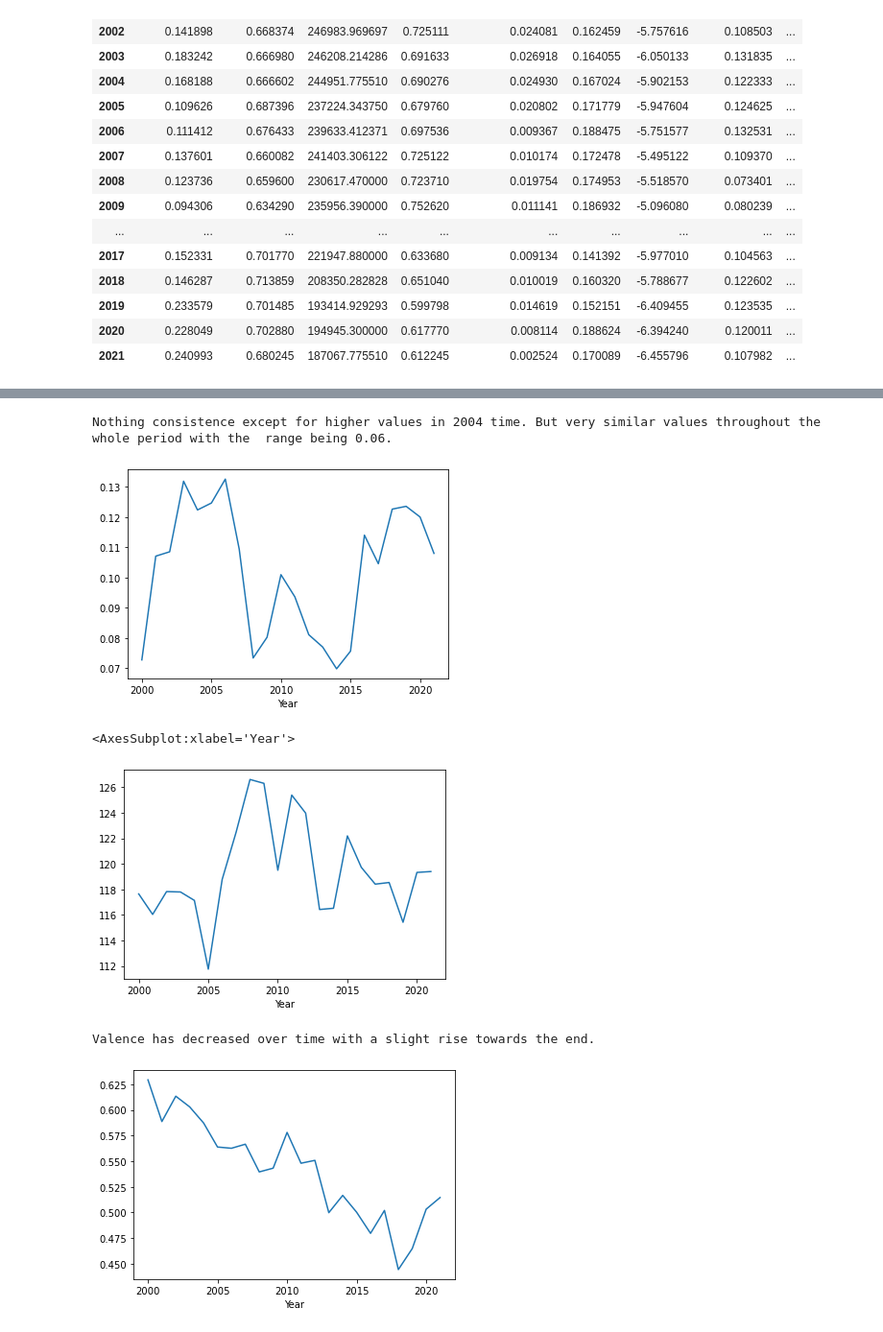
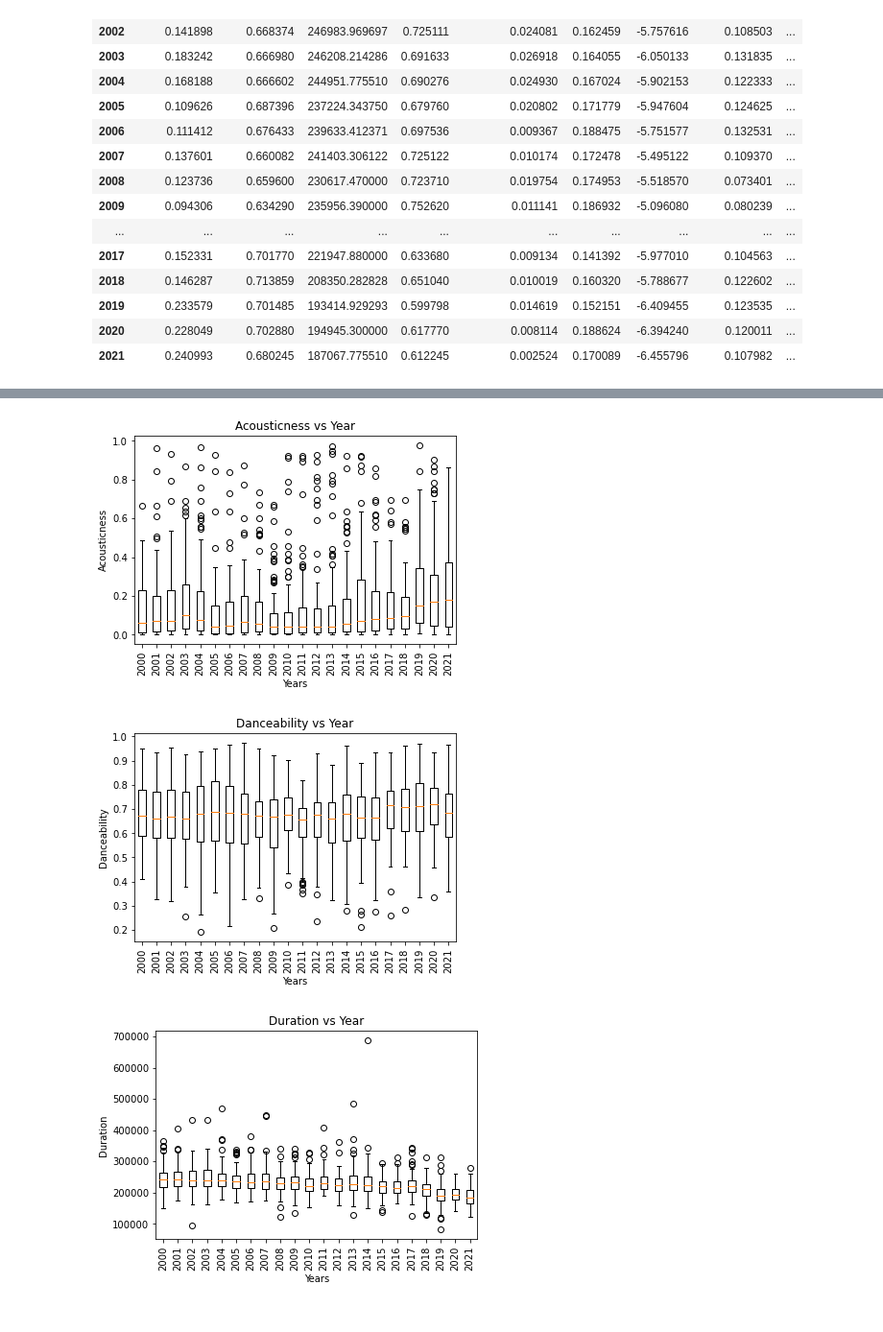
Before and after one commit to dianaagustinaf/spotidata-project, a Jupyter notebook: YearByYearComparison.ipynb, the cells around one changed output, grey strips where cells are left out. Shown at 96% size. Drawn from its saved outputs; the diff is of its cells as text; code cells hidden in the pictures.

Commit message:
figures and update of code

```diff
--- a/YearByYearComparison.ipynb
+++ b/YearByYearComparison.ipynb
@@ -282,18 +258,42 @@ Loudness increased then dropped with the max being during 2010 time.
-# %%
-Mean["Speechiness"].plot()
-print("Nothing consistence except for higher values in 2004 time. But very similar values throughout the whole period with the  range being 0.06.")
-# %% [output]
-Nothing consistence except for higher values in 2004 time. But very similar values throughout the whole period with the  range being 0.06.
-[figure, removed]
-# %%
-Mean["Tempo"].plot()
-print("Tempo fluctuates but has a slight rise around 2010.")
-# %% [output]
-<AxesSubplot:xlabel='Year'>
-[figure, removed]
-# %%
-Mean["Valence"].plot()
-print("Valence has decreased over time with a slight rise towards the end.")
-# %% [output]
-Valence has decreased over time with a slight rise towards the end.
-[figure, removed]
+# %%
+AudioColumns=AllYears.columns[7:16]
+
+for Audio in AudioColumns:
+
+    AcousticnessBoxplot=pd.DataFrame({"2000":Year2000.reset_index()[Audio],
+                                    "2001":Year2001.reset_index()[Audio],
+                                    "2002":Year2002.reset_index()[Audio],
+                                    "2003":Year2003.reset_index()[Audio],
+                                    "2004":Year2004.reset_index()[Audio],
+                                    "2005":Year2005.reset_index()[Audio],
+                                    "2006":Year2006.reset_index()[Audio],
+                                    "2007":Year2007.reset_index()[Audio],
+                                    "2008":Year2008.reset_index()[Audio],
+                                    "2009":Year2009.reset_index()[Audio],
+                                    "2010":Year2010.reset_index()[Audio],
+                                    "2011":Year2011.reset_index()[Audio],
+                                    "2012":Year2012.reset_index()[Audio],
+                                    "2013":Year2013.reset_index()[Audio],
+                                    "2014":Year2014.reset_index()[Audio],
+                                    "2015":Year2015.reset_index()[Audio],
+                                    "2016":Year2016.reset_index()[Audio],
+                                    "2017":Year2017.reset_index()[Audio],
+                                    "2018":Year2018.reset_index()[Audio],
+                                    "2019":Year2019.reset_index()[Audio],
+                                    "2020":Year2020.reset_index()[Audio],
+                                    "2021":Year2021.reset_index()[Audio]})
+    AcousticnessBoxplot.dropna(how="any",inplace=True)
+    fig, ax = plt.subplots()
+    ax.boxplot(AcousticnessBoxplot,labels=list(range(2000,2022)),meanline=True)
+#     Mean[Audio].plot()
+    ax.set_title(f"{Audio} vs Year")
+    ax.set_xlabel("Years")
+    ax.set_ylabel(f"{Audio}")
+    plt.xticks(rotation="vertical")
+    plt.show()
+    plt.savefig(f'Figures/YearbyYearBoxplots/{Audio}Boxplots.png')
+    plt.close()
+# %% [output]
+[figure, added]
+[figure, added]
+[figure, added]
```
Also changed, not shown: parts of 14 cells of this notebook, 18 other files.
